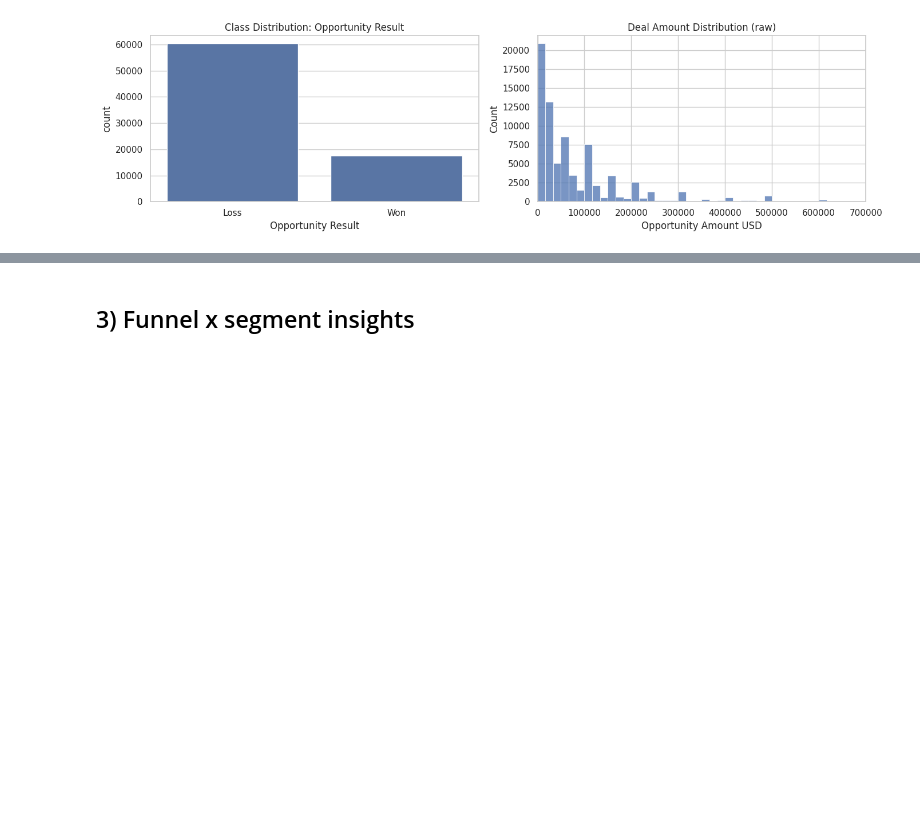
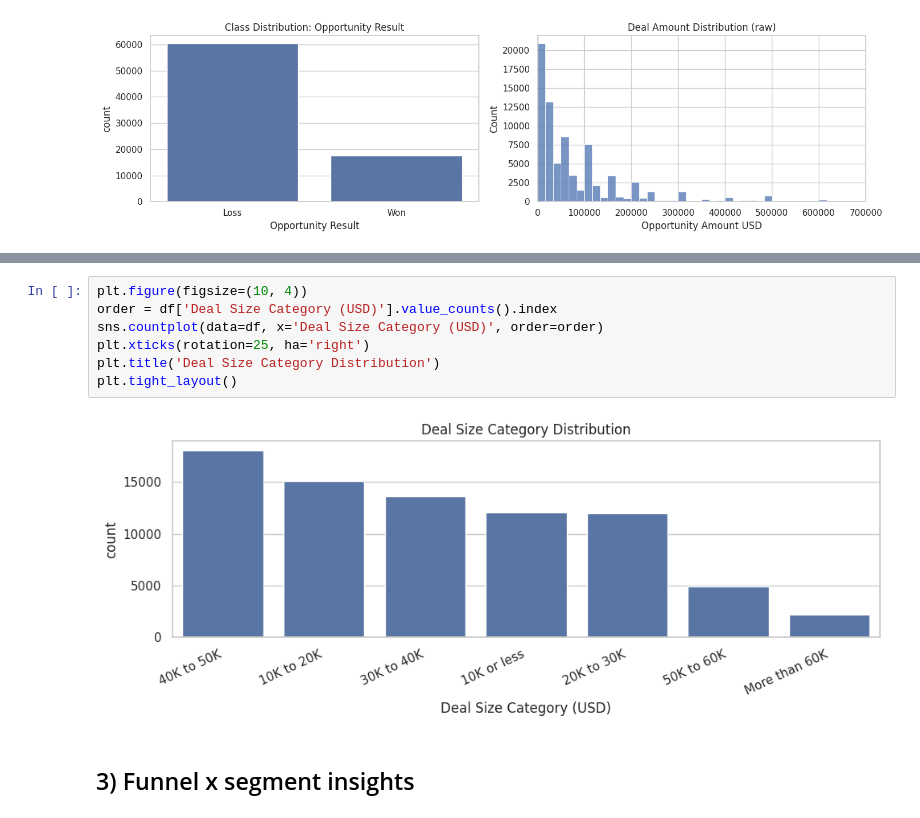
Before and after one commit to mrbungie/mib_cars_analysis, a Jupyter notebook: notebooks/01_eda_cleansing.ipynb, the cells around one changed output, grey strips where cells are left out. Drawn from its saved outputs; the diff is of its cells as text; blank space fills up the shorter version.

Commit message:
Extend EDA: add deal size category analysis

```diff
--- a/notebooks/01_eda_cleansing.ipynb
+++ b/notebooks/01_eda_cleansing.ipynb
@@ -99,3 +140,12 @@ plt.tight_layout()
+# %%
+plt.figure(figsize=(10, 4))
+order = df['Deal Size Category (USD)'].value_counts().index
+sns.countplot(data=df, x='Deal Size Category (USD)', order=order)
+plt.xticks(rotation=25, ha='right')
+plt.title('Deal Size Category Distribution')
+plt.tight_layout()
+# %% [output]
+[figure, added]
 # %% [markdown]
 ## 3) Funnel x segment insights
 # %%
```
Also changed, not shown: parts of 2 cells of this notebook, 1 other file.
